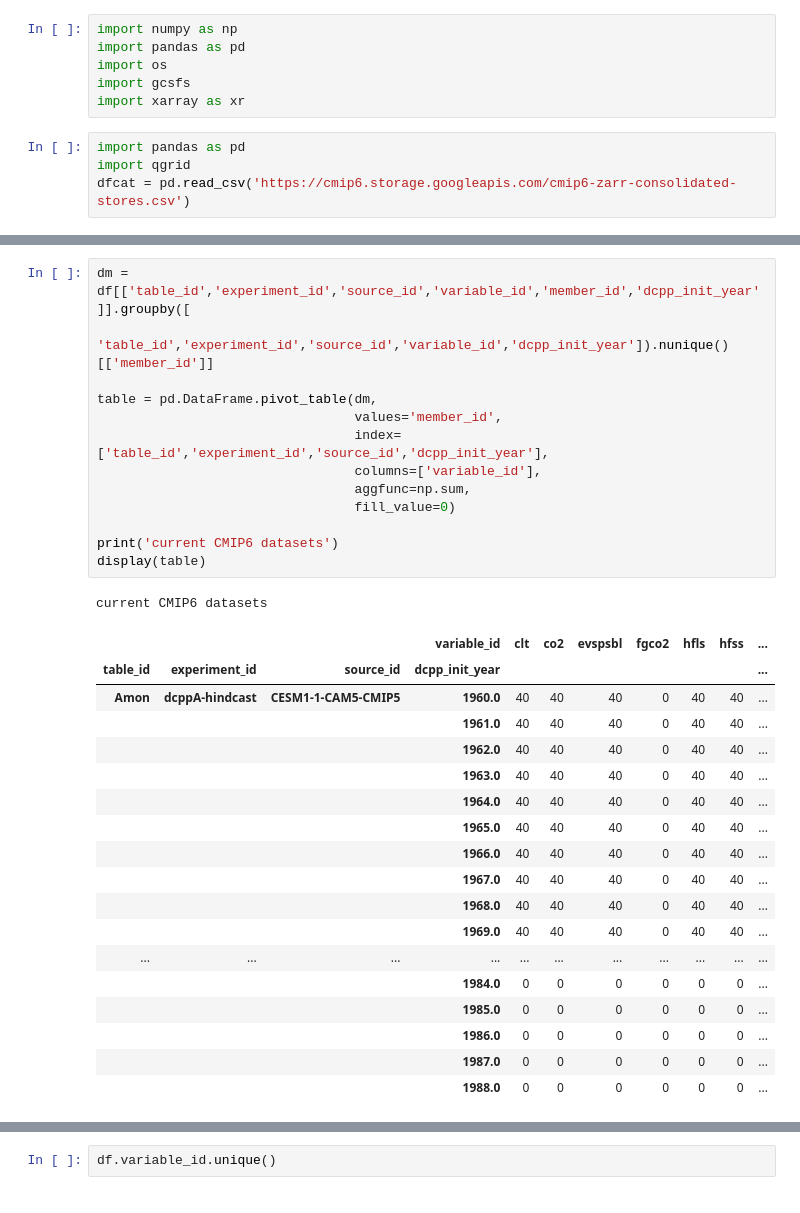
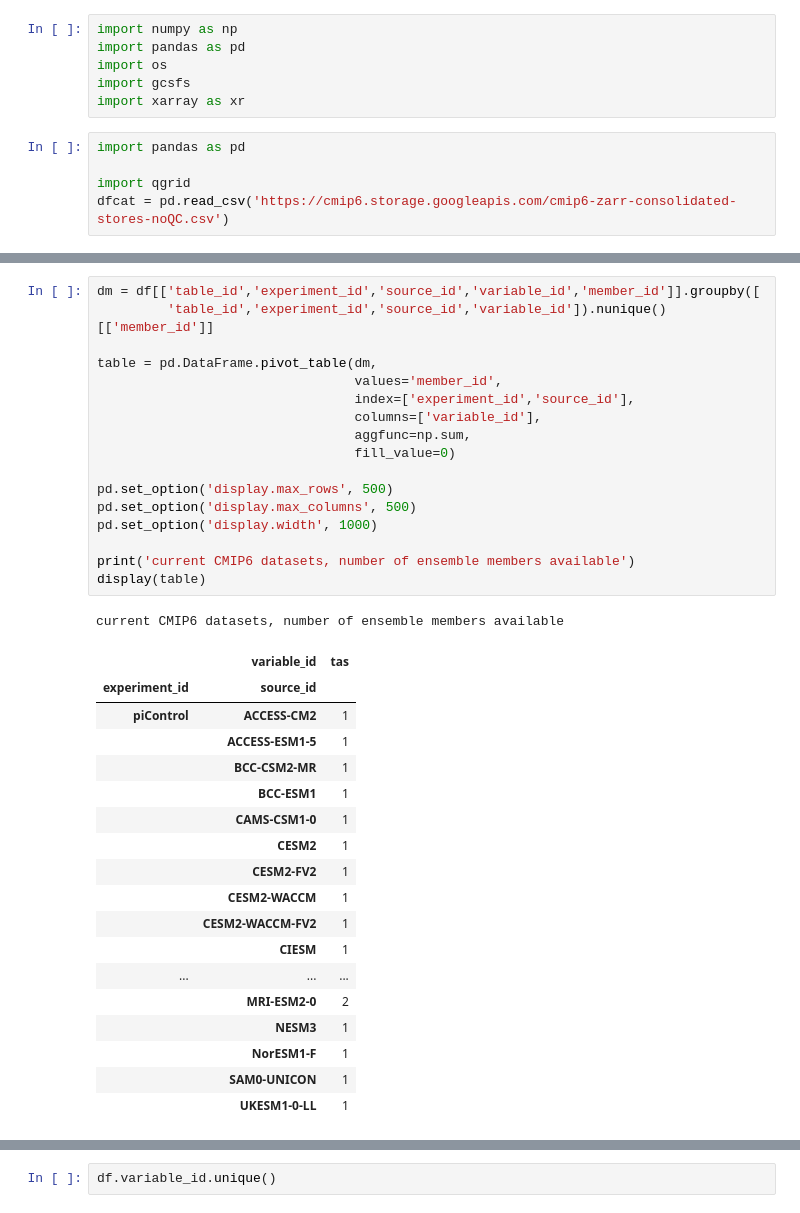
Before and after one commit to naomi-henderson/cmip6collect, a Jupyter notebook: notebooks/nb1-PrintTable.ipynb, the cells around one changed output, grey strips where cells are left out. Saved outputs shown, nothing was run; the diff lists cells and outputs as text.

```diff
--- a/notebooks/nb1-PrintTable.ipynb
+++ b/notebooks/nb1-PrintTable.ipynb
@@ -8,5 +8,6 @@ import gcsfs
 import xarray as xr
 # %%
 import pandas as pd
+
 import qgrid
-dfcat = pd.read_csv('https://cmip6.storage.googleapis.com/cmip6-zarr-consolidated-stores.csv')
+dfcat = pd.read_csv('https://cmip6.storage.googleapis.com/cmip6-zarr-consolidated-stores-noQC.csv')
@@ -62,33 +100,37 @@ activity_id, table_id =  ['DCPP'] ['Omon']
 # %%
-dm = df[['table_id','experiment_id','source_id','variable_id','member_id','dcpp_init_year']].groupby([
-         'table_id','experiment_id','source_id','variable_id','dcpp_init_year']).nunique()[['member_id']]
+dm = df[['table_id','experiment_id','source_id','variable_id','member_id']].groupby([
+         'table_id','experiment_id','source_id','variable_id']).nunique()[['member_id']]
 
 table = pd.DataFrame.pivot_table(dm,
                                  values='member_id',
-                                 index=['table_id','experiment_id','source_id','dcpp_init_year'],
+                                 index=['experiment_id','source_id'],
                                  columns=['variable_id'],
                                  aggfunc=np.sum,
                                  fill_value=0)
 
-print('current CMIP6 datasets')
+pd.set_option('display.max_rows', 500)
+pd.set_option('display.max_columns', 500)
+pd.set_option('display.width', 1000)
+
+print('current CMIP6 datasets, number of ensemble members available')
 display(table)
 # %% [output]
-current CMIP6 datasets
+current CMIP6 datasets, number of ensemble members available
-|  |  |  | variable_id | clt | co2 | evspsbl | fgco2 | hfls | hfss | ... |
-| table_id | experiment_id | source_id | dcpp_init_year |  |  |  |  |  |  | ... |
-| Amon | dcppA-hindcast | CESM1-1-CAM5-CMIP5 | 1960.0 | 40 | 40 | 40 | 0 | 40 | 40 | ... |
-|  |  |  | 1961.0 | 40 | 40 | 40 | 0 | 40 | 40 | ... |
-|  |  |  | 1962.0 | 40 | 40 | 40 | 0 | 40 | 40 | ... |
-|  |  |  | 1963.0 | 40 | 40 | 40 | 0 | 40 | 40 | ... |
-|  |  |  | 1964.0 | 40 | 40 | 40 | 0 | 40 | 40 | ... |
-|  |  |  | 1965.0 | 40 | 40 | 40 | 0 | 40 | 40 | ... |
-|  |  |  | 1966.0 | 40 | 40 | 40 | 0 | 40 | 40 | ... |
-|  |  |  | 1967.0 | 40 | 40 | 40 | 0 | 40 | 40 | ... |
-|  |  |  | 1968.0 | 40 | 40 | 40 | 0 | 40 | 40 | ... |
-|  |  |  | 1969.0 | 40 | 40 | 40 | 0 | 40 | 40 | ... |
-| ... | ... | ... | ... | ... | ... | ... | ... | ... | ... | ... |
-|  |  |  | 1984.0 | 0 | 0 | 0 | 0 | 0 | 0 | ... |
-|  |  |  | 1985.0 | 0 | 0 | 0 | 0 | 0 | 0 | ... |
-|  |  |  | 1986.0 | 0 | 0 | 0 | 0 | 0 | 0 | ... |
-|  |  |  | 1987.0 | 0 | 0 | 0 | 0 | 0 | 0 | ... |
-|  |  |  | 1988.0 | 0 | 0 | 0 | 0 | 0 | 0 | ... |
+|  | variable_id | tas |
+| experiment_id | source_id |  |
+| piControl | ACCESS-CM2 | 1 |
+|  | ACCESS-ESM1-5 | 1 |
+|  | BCC-CSM2-MR | 1 |
+|  | BCC-ESM1 | 1 |
+|  | CAMS-CSM1-0 | 1 |
+|  | CESM2 | 1 |
+|  | CESM2-FV2 | 1 |
+|  | CESM2-WACCM | 1 |
+|  | CESM2-WACCM-FV2 | 1 |
+|  | CIESM | 1 |
+| ... | ... | ... |
+|  | MRI-ESM2-0 | 2 |
+|  | NESM3 | 1 |
+|  | NorESM1-F | 1 |
+|  | SAM0-UNICON | 1 |
+|  | UKESM1-0-LL | 1 |
```
Also changed, not shown: parts of 10 cells of this notebook, 10 other files.
